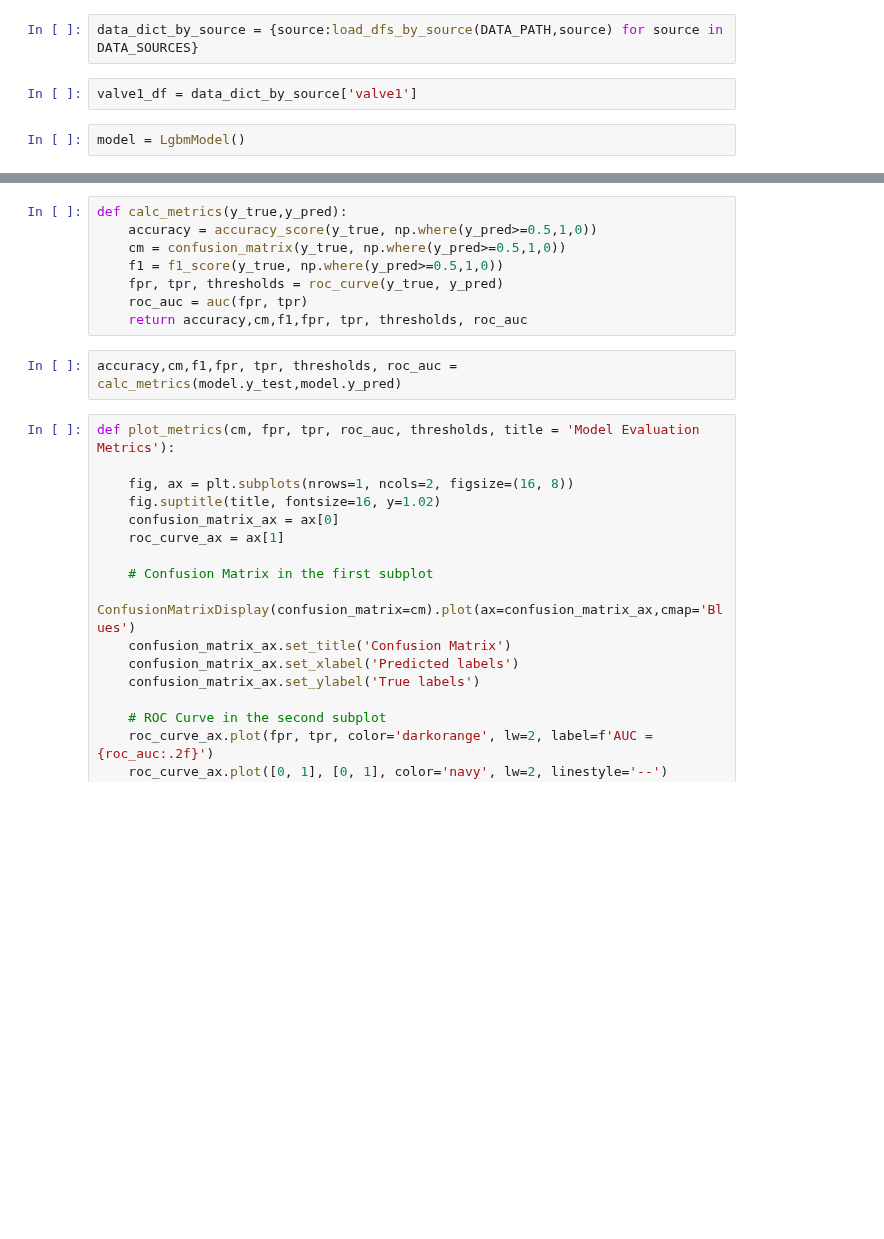
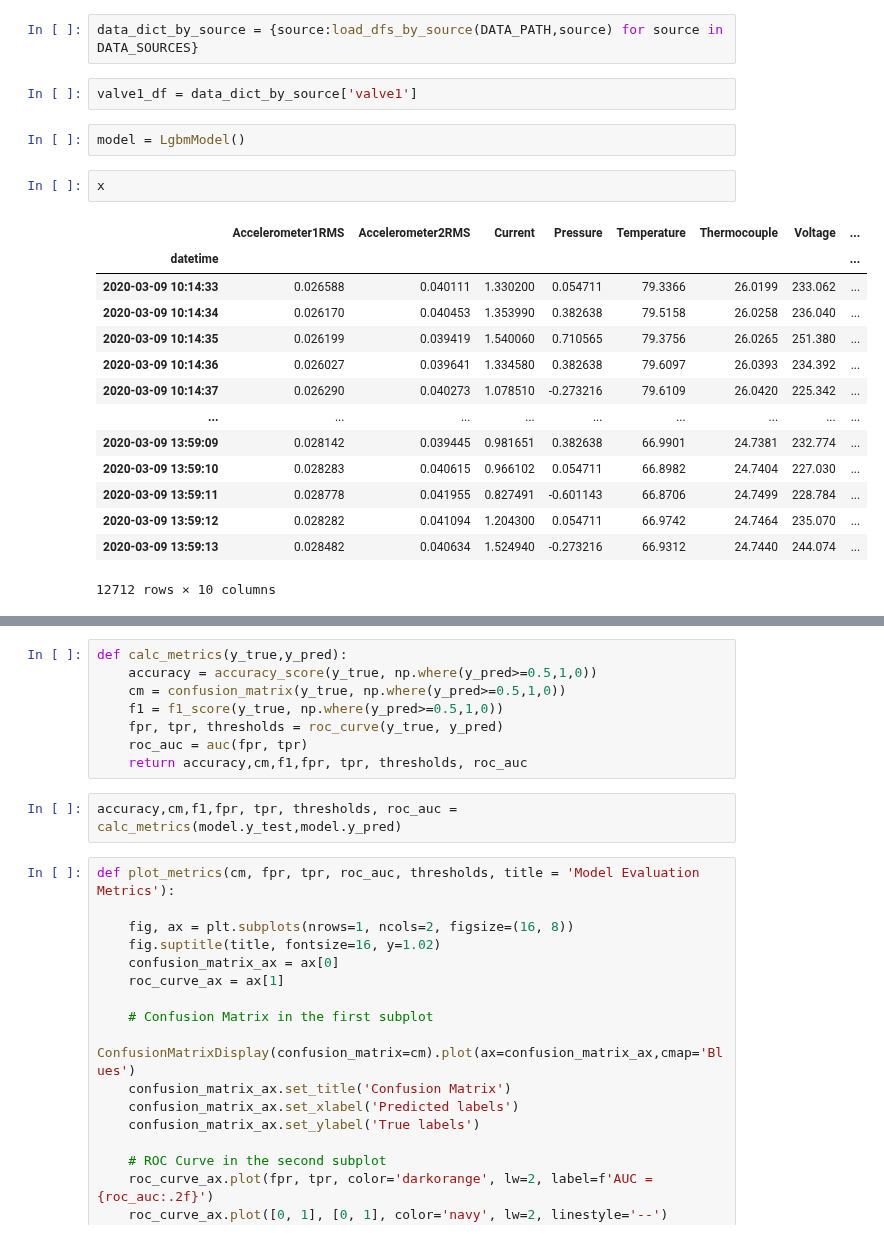
Before and after one commit to Oren-Ben/mlops-anomaly-detection, a Jupyter notebook: model_schemes/run_models.ipynb, the cells around one changed output, grey strips where cells are left out. Cells and saved outputs as stored; diff of their text form; blank space fills up the shorter version.

```diff
--- a/model_schemes/run_models.ipynb
+++ b/model_schemes/run_models.ipynb
@@ -31,4 +32,21 @@ data_dict_by_source = {source:load_dfs_by_source(DATA_PATH,source) for source in
 valve1_df = data_dict_by_source['valve1']
 # %%
 model = LgbmModel()
+# %%
+x
+# %% [output]
+|  | Accelerometer1RMS | Accelerometer2RMS | Current | Pressure | Temperature | Thermocouple | Voltage | ... |
+| datetime |  |  |  |  |  |  |  | ... |
+| 2020-03-09 10:14:33 | 0.026588 | 0.040111 | 1.330200 | 0.054711 | 79.3366 | 26.0199 | 233.062 | ... |
+| 2020-03-09 10:14:34 | 0.026170 | 0.040453 | 1.353990 | 0.382638 | 79.5158 | 26.0258 | 236.040 | ... |
+| 2020-03-09 10:14:35 | 0.026199 | 0.039419 | 1.540060 | 0.710565 | 79.3756 | 26.0265 | 251.380 | ... |
+| 2020-03-09 10:14:36 | 0.026027 | 0.039641 | 1.334580 | 0.382638 | 79.6097 | 26.0393 | 234.392 | ... |
+| 2020-03-09 10:14:37 | 0.026290 | 0.040273 | 1.078510 | -0.273216 | 79.6109 | 26.0420 | 225.342 | ... |
+| ... | ... | ... | ... | ... | ... | ... | ... | ... |
+| 2020-03-09 13:59:09 | 0.028142 | 0.039445 | 0.981651 | 0.382638 | 66.9901 | 24.7381 | 232.774 | ... |
+| 2020-03-09 13:59:10 | 0.028283 | 0.040615 | 0.966102 | 0.054711 | 66.8982 | 24.7404 | 227.030 | ... |
+| 2020-03-09 13:59:11 | 0.028778 | 0.041955 | 0.827491 | -0.601143 | 66.8706 | 24.7499 | 228.784 | ... |
+| 2020-03-09 13:59:12 | 0.028282 | 0.041094 | 1.204300 | 0.054711 | 66.9742 | 24.7464 | 235.070 | ... |
+| 2020-03-09 13:59:13 | 0.028482 | 0.040634 | 1.524940 | -0.273216 | 66.9312 | 24.7440 | 244.074 | ... |
+12712 rows × 10 columns
 # %%
```
Also changed, not shown: parts of 6 cells of this notebook, 2 other files.
